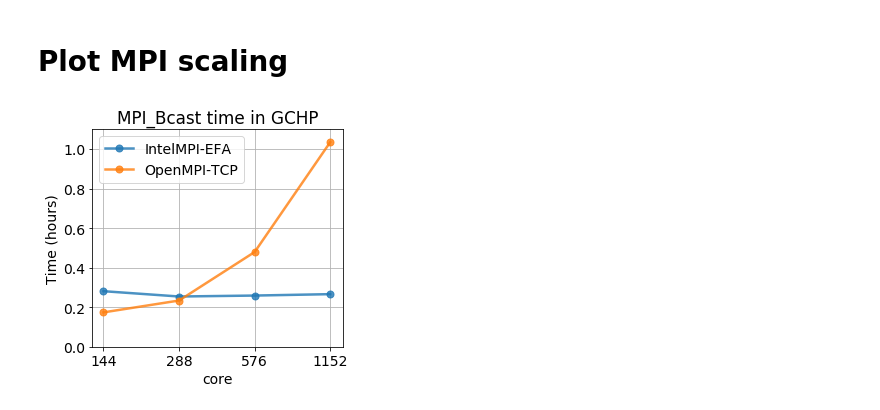
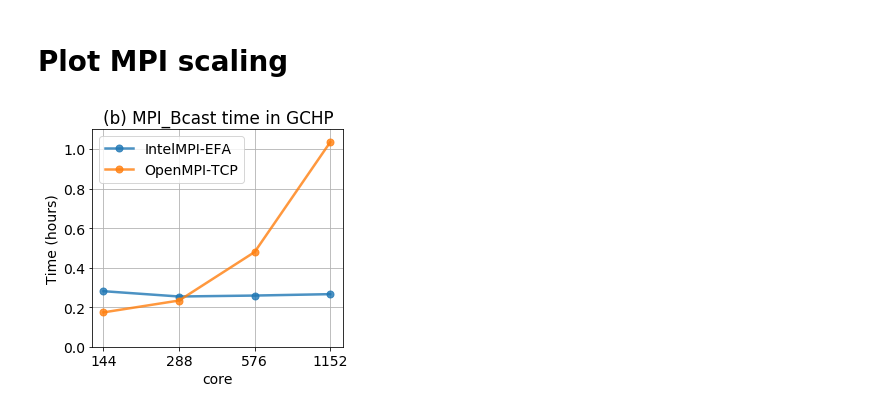
Before and after one commit to JiaweiZhuang/cloud-gchp-paper, a Jupyter notebook: notebooks/plot_ipm_profiling.ipynb, the cells around one changed output. Drawn from its saved outputs; the diff is of its cells as text; code cells hidden in the pictures.

```diff
--- a/notebooks/plot_ipm_profiling.ipynb
+++ b/notebooks/plot_ipm_profiling.ipynb
@@ -175,24 +175,24 @@ plt.savefig('gchp-all-mpi.png', dpi=300, bbox_inches='tight')
 # %%
 fig, ax = plt.subplots(1, 1, figsize=[4.5, 4])
 
 plot_kwargs = dict(ax=ax, linestyle='-', marker='o', linewidth=2.5, markersize=7.0, alpha=0.8)
 (mean_impi['MPI_Bcast']/3600).plot(**plot_kwargs, label='IntelMPI-EFA')
 (mean_ompi['MPI_Bcast']/3600).plot(**plot_kwargs, label='OpenMPI-TCP')
 
-ax.set_title('MPI_Bcast time in GCHP')
+ax.set_title('(b) MPI_Bcast time in GCHP')
 ax.legend()
 ax.grid()
 
 ax.set_xscale('log')
 ax.xaxis.set_major_formatter(ScalarFormatter())
 ax.minorticks_off()
 
 ax.set_xticks(mean_impi.index)
 ax.set_xlim(130, 1300)
 
 ax.set_ylabel('Time (hours)')
 ax.set_ylim(0, 1.1)
 
 fig.savefig('gchp_mpi_bcast.png', dpi=300, bbox_inches='tight')
 # %% [output]
-[figure, old version]
+[figure, new version]
```
Also changed, not shown: parts of 3 cells of this notebook, 1 other file.
